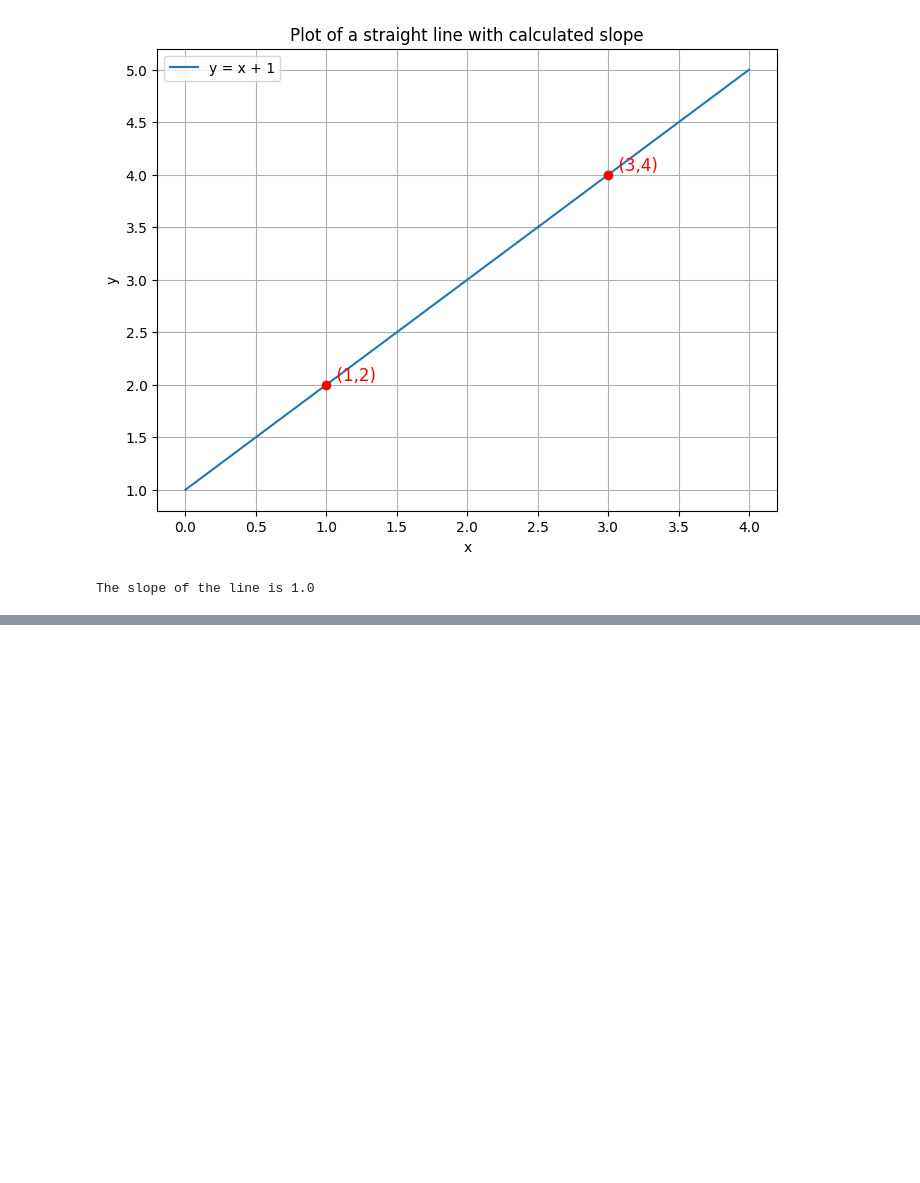
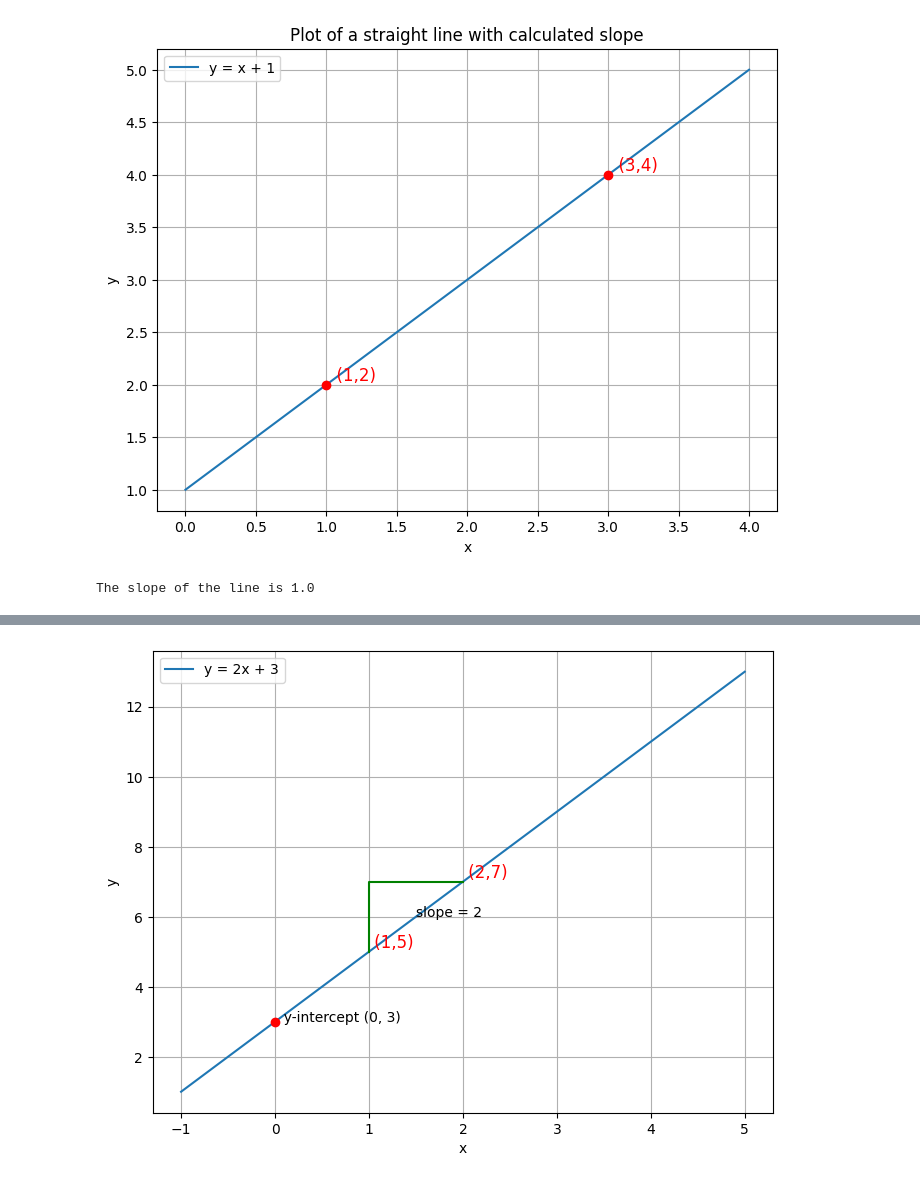
Before and after one commit to yactouat/learning_AI, a Jupyter notebook: notebooks/calculus-slopes-refresher.ipynb, the cells around one changed output, grey strips where cells are left out. Cells and saved outputs as stored; diff of their text form; code cells hidden in the pictures; blank space fills up the shorter version.

Commit message:
adding equation of a straight line

```diff
--- a/notebooks/calculus-slopes-refresher.ipynb
+++ b/notebooks/calculus-slopes-refresher.ipynb
@@ -66,0 +75,47 @@ The slope of the line is 1.0
+# %%
+# Define a function for the line
+def line(x, m, b):
+    return (m * x) + b
+
+# Set values for the slope and y-intercept
+    # `m` represents the rate at which `y` changes for each unit change in `x`
+m = 2
+b = 3
+
+# Generate x values
+x = np.linspace(-1, 5, 400)
+
+# Generate y values for the line
+y = line(x, m, b)
+
+# Create the plot
+plt.figure(figsize=(8, 6))
+
+# Plot the line
+plt.plot(x, y, label='y = {}x + {}'.format(m, b))
+
+# Highlight the y-intercept, `ro` means red circle marker
+plt.plot(0, b, 'ro')
+plt.text(0, b, '  y-intercept ({}, {})'.format(0, b))
+
+# Draw a triangle to illustrate the slope by plotting a green line
+    # `[1, 1, 2]` is the x coordinates of the triangle corners
+    # `[m*1 + b, m*2 + b, m*2 + b]` is the y coordinates of the triangle corners
+    # `'g-'` means a solid green line
+# this triangle represents the "rise over run" (or slope) concept
+plt.plot([1, 1, 2], [m*1 + b, m*2 + b, m*2 + b], 'g-')
+plt.text(1.5, m*1.5 + b, 'slope = {}'.format(m))
+
+plt.text(1,5, ' (1,5)', verticalalignment='bottom', fontsize=12, color='red')
+plt.text(2,7, ' (2,7)', verticalalignment='bottom', fontsize=12, color='red')
+
+# Add labels and a legend
+plt.xlabel('x')
+plt.ylabel('y')
+plt.legend()
+
+# Show the plot
+plt.grid(True)
+plt.show()
+# %% [output]
+[figure, added]
```
Also changed, not shown: parts of 1 cell of this notebook.
